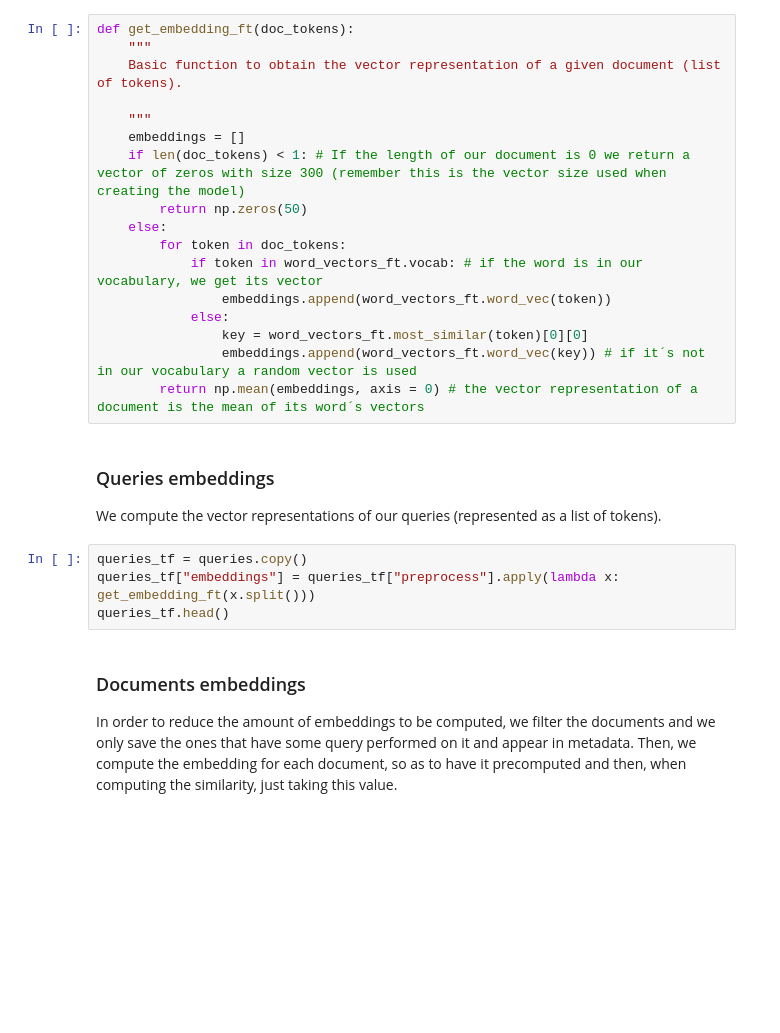
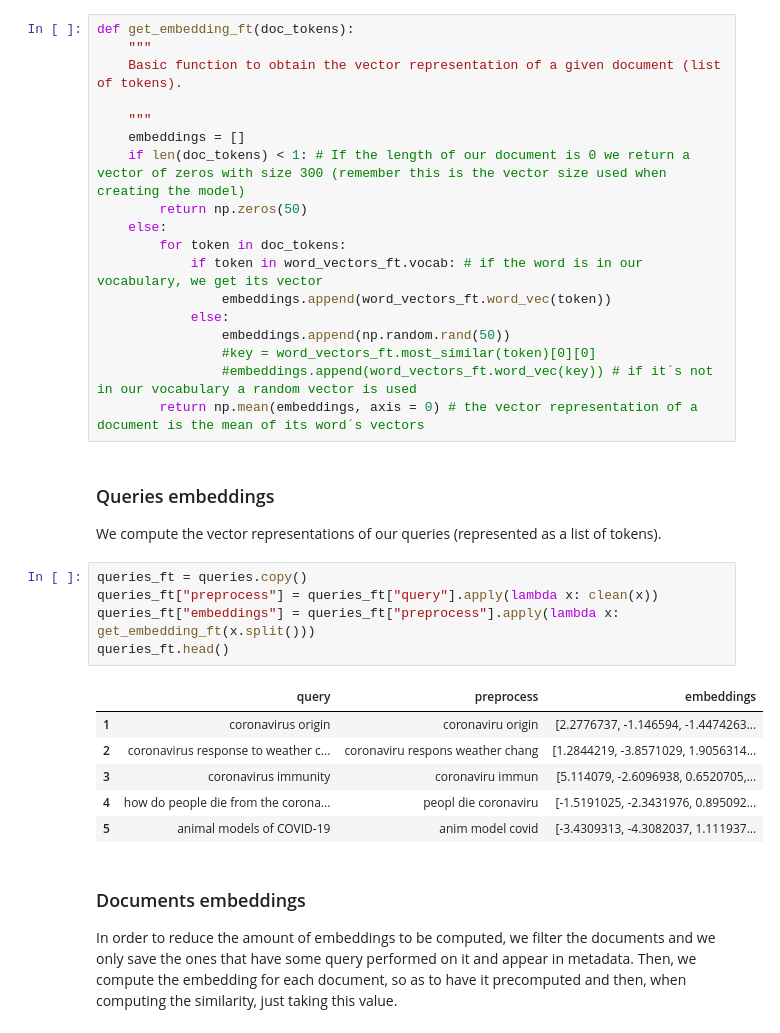
Before and after one commit to themrcesi/Biomedical-Informatics, a Jupyter notebook: Information Retrieval Engine/src/IRSystem.ipynb, the cells around one changed output. Drawn from its saved outputs; the diff is of its cells as text; blank space fills up the shorter version.

```diff
--- a/Information Retrieval Engine/src/IRSystem.ipynb
+++ b/Information Retrieval Engine/src/IRSystem.ipynb
@@ -748,17 +1005,26 @@ def get_embedding_ft(doc_tokens):
             if token in word_vectors_ft.vocab: # if the word is in our vocabulary, we get its vector
                 embeddings.append(word_vectors_ft.word_vec(token))
             else:
-                key = word_vectors_ft.most_similar(token)[0][0]
-                embeddings.append(word_vectors_ft.word_vec(key)) # if it´s not in our vocabulary a random vector is used
+                embeddings.append(np.random.rand(50))
+                #key = word_vectors_ft.most_similar(token)[0][0]
+                #embeddings.append(word_vectors_ft.word_vec(key)) # if it´s not in our vocabulary a random vector is used
         return np.mean(embeddings, axis = 0) # the vector representation of a document is the mean of its word´s vectors
 # %% [markdown]
 ### Queries embeddings
 
 We compute the vector representations of our queries (represented as a list of tokens).
 # %%
-queries_tf = queries.copy()
-queries_tf["embeddings"] = queries_tf["preprocess"].apply(lambda x: get_embedding_ft(x.split()))
-queries_tf.head()
+queries_ft = queries.copy()
+queries_ft["preprocess"] = queries_ft["query"].apply(lambda x: clean(x))
+queries_ft["embeddings"] = queries_ft["preprocess"].apply(lambda x: get_embedding_ft(x.split()))
+queries_ft.head()
+# %% [output]
+|  | query | preprocess | embeddings |
+| 1 | coronavirus origin | coronaviru origin | [2.2776737, -1.146594, -1.4474263... |
+| 2 | coronavirus response to weather c... | coronaviru respons weather chang | [1.2844219, -3.8571029, 1.9056314... |
+| 3 | coronavirus immunity | coronaviru immun | [5.114079, -2.6096938, 0.6520705,... |
+| 4 | how do people die from the corona... | peopl die coronaviru | [-1.5191025, -2.3431976, 0.895092... |
+| 5 | animal models of COVID-19 | anim model covid | [-3.4309313, -4.3082037, 1.111937... |
 # %% [markdown]
 ### Documents embeddings
 
```
Also changed, not shown: parts of 49 cells of this notebook.
